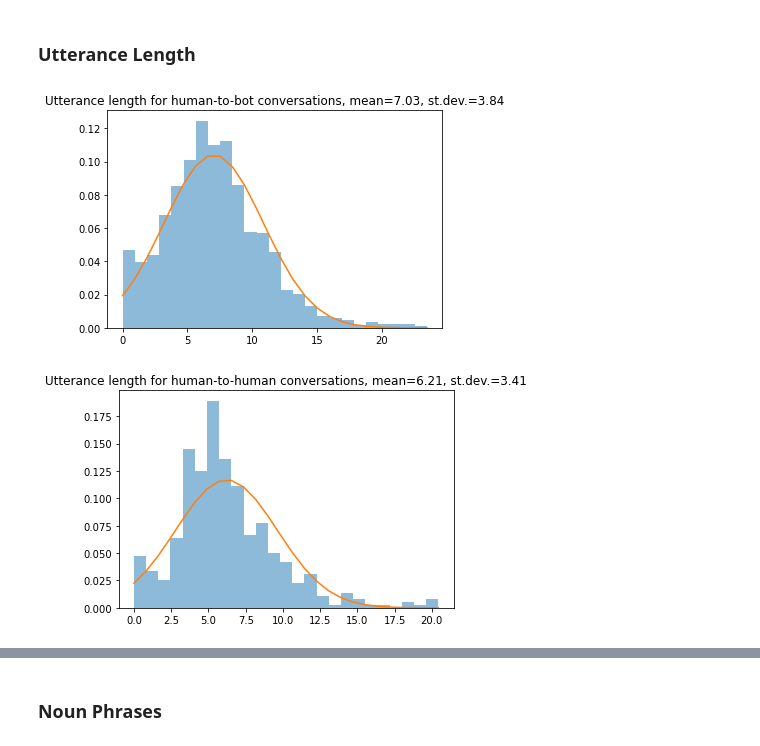
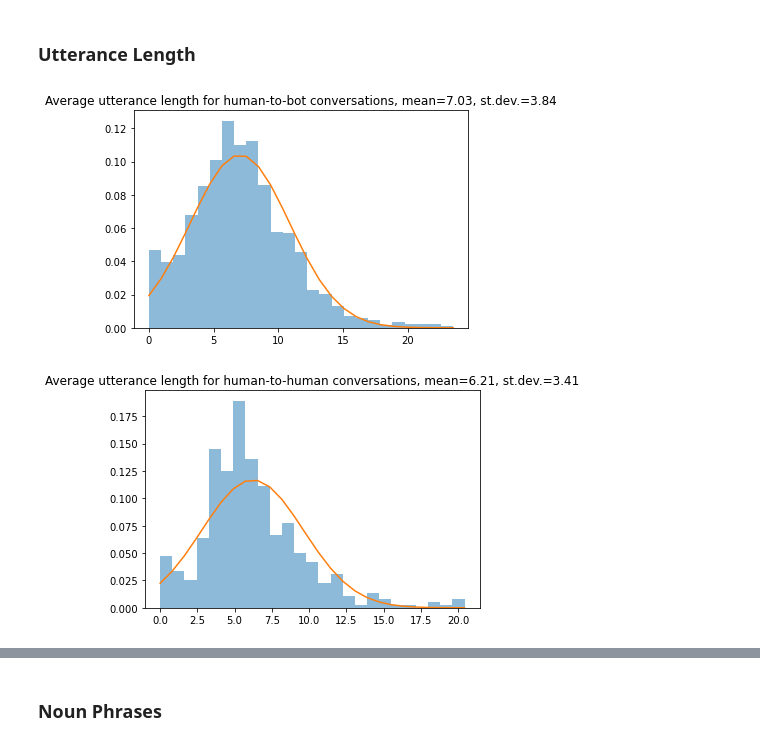
Before and after one commit to lerastromtsova/social-chatbot-initiative, a Jupyter notebook: Dataset_Analysis.ipynb, the cells around one changed output, grey strips where cells are left out. Cells and saved outputs as stored; diff of their text form; code cells hidden in the pictures.

```diff
--- a/Dataset_Analysis.ipynb
+++ b/Dataset_Analysis.ipynb
@@ -576,15 +574,15 @@ def calc_utt_len(dataset):
 # %%
 def get_hist_with_norm_dist(data, title):
     _, bins, _ = plt.hist(data, bins=25, density=1, alpha=0.5)
     mu, sigma = norm.fit(data)
     best_fit_line = norm.pdf(bins, mu, sigma)
     plt.plot(bins, best_fit_line)
     plt.title(f'{title}, mean={round(mu,2)}, st.dev.={round(sigma,2)}')
 
-get_hist_with_norm_dist(calc_utt_len(hb_dialog), "Utterance length for human-to-bot conversations")
+get_hist_with_norm_dist(calc_utt_len(hb_dialog), "Average utterance length for human-to-bot conversations")
 # %% [output]
-[figure, old version]
+[figure, new version]
 # %%
-get_hist_with_norm_dist(calc_utt_len(hh_dialog), "Utterance length for human-to-human conversations")
+get_hist_with_norm_dist(calc_utt_len(hh_dialog), "Average utterance length for human-to-human conversations")
 # %% [output]
-[figure, old version]
+[figure, new version]
```
Also changed, not shown: parts of 10 cells of this notebook, 2 other files.
